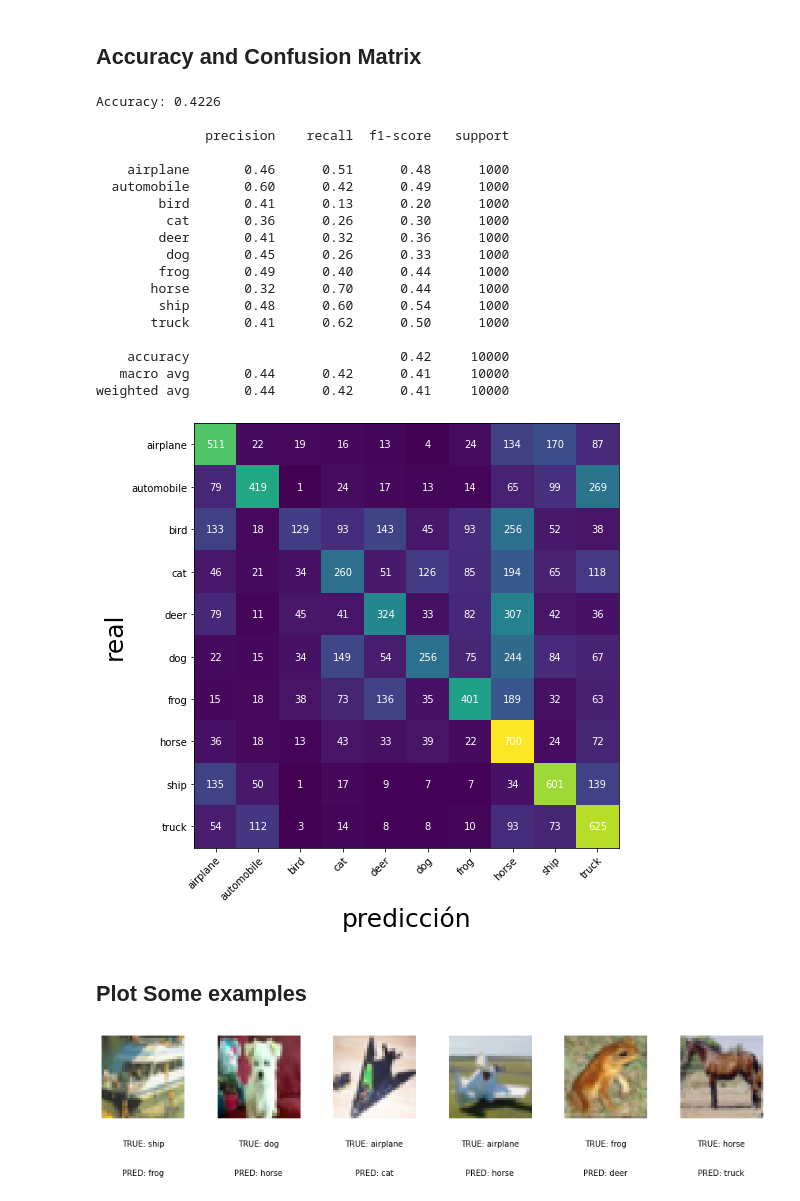
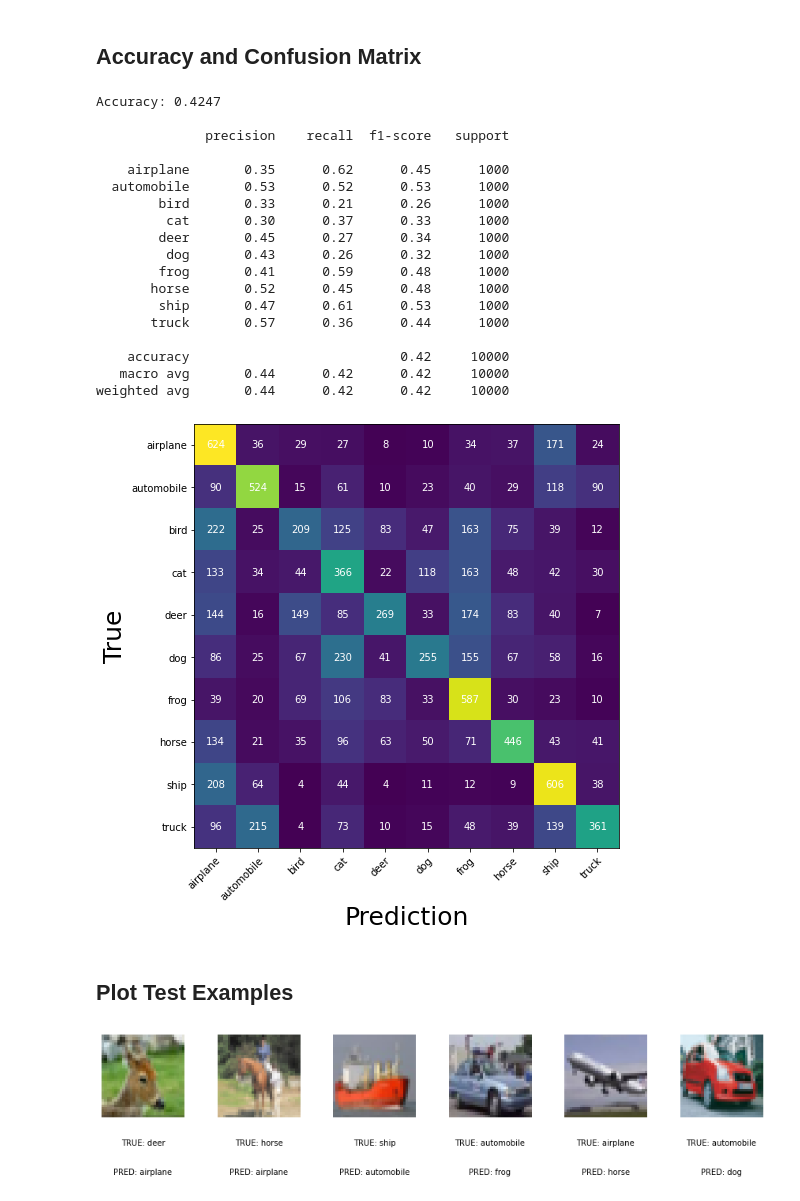
Before and after one commit to danwarrior/generative_deep_learning, a Jupyter notebook: notebooks/1_cifar10_simple_network.ipynb, the cells around one changed output. Drawn from its saved outputs; the diff is of its cells as text; code cells hidden in the pictures.

```diff
--- a/notebooks/1_cifar10_simple_network.ipynb
+++ b/notebooks/1_cifar10_simple_network.ipynb
@@ -21,7 +21,7 @@ import matplotlib.pyplot as plt
 # %% [markdown]
 ## Load Data
 # %%
-cifar_train = datasets.CIFAR10('../data/cifar10', train=TruCIFARe, transform=None, target_transform=None, download=True)
+cifar_train = datasets.CIFAR10('../data/cifar10', train=True, transform=None, target_transform=None, download=True)
 # %% [output]
 Files already downloaded and verified
 # %% [markdown]
@@ -293,51 +289,51 @@ print(f'Accuracy: {(np.array(y_test) == y_pred).sum() / len(y_test)}')
 print(f'\n{classification_report(y_test, y_pred, target_names=classes)}')
 c_matrix = confusion_matrix(y_test, y_pred)
 
 fig, ax = plt.subplots(figsize=(7,7))
 im = ax.imshow(c_matrix) #cmap='gist_gray'
 # We want to show all ticks...
 ax.set_xticks(np.arange(10))
 ax.set_yticks(np.arange(10))
 # ... and label them with the respective list entries
 ax.set_xticklabels(classes)
 ax.set_yticklabels(classes)
 # Rotate the tick labels and set their alignment.
 plt.setp(ax.get_xticklabels(), rotation=45, ha="right",
          rotation_mode="anchor")
 
 # Loop over data dimensions and create text annotations.
 for i in range(10):
     for j in range(10):
         text = ax.text(j, i, c_matrix[i, j],
                        ha="center", va="center", color="w")
 
 #ax.set_title("Harvest of local farmers (in tons/year)")
 fig.tight_layout()
-plt.xlabel('predicción', fontsize=25)
-plt.ylabel('real', fontsize=25)
+plt.xlabel('Prediction', fontsize=25)
+plt.ylabel('True', fontsize=25)
 plt.show()
 # %% [output]
-Accuracy: 0.4226
+Accuracy: 0.4247
 
               precision    recall  f1-score   support
 
-    airplane       0.46      0.51      0.48      1000
-  automobile       0.60      0.42      0.49      1000
-        bird       0.41      0.13      0.20      1000
-         cat       0.36      0.26      0.30      1000
-        deer       0.41      0.32      0.36      1000
-         dog       0.45      0.26      0.33      1000
-        frog       0.49      0.40      0.44      1000
-       horse       0.32      0.70      0.44      1000
-        ship       0.48      0.60      0.54      1000
-       truck       0.41      0.62      0.50      1000
+    airplane       0.35      0.62      0.45      1000
+  automobile       0.53      0.52      0.53      1000
+        bird       0.33      0.21      0.26      1000
+         cat       0.30      0.37      0.33      1000
+        deer       0.45      0.27      0.34      1000
+         dog       0.43      0.26      0.32      1000
+        frog       0.41      0.59      0.48      1000
+       horse       0.52      0.45      0.48      1000
+        ship       0.47      0.61      0.53      1000
+       truck       0.57      0.36      0.44      1000
 
     accuracy                           0.42     10000
-   macro avg       0.44      0.42      0.41     10000
-weighted avg       0.44      0.42      0.41     10000
+   macro avg       0.44      0.42      0.42     10000
+weighted avg       0.44      0.42      0.42     10000
-[figure, old version]
+[figure, new version]
 # %% [markdown]
-## Plot Some examples
+## Plot Test Examples
 # %%
 n_to_show = 6
 indices = np.random.choice(range(len(X_test)), n_to_show)
@@ -352,4 +348,4 @@ for i, idx in enumerate(indices):
     ax.text(0.5, -0.7, 'PRED: '+classes[y_pred[idx]], fontsize=10, ha='center', transform=ax.transAxes)
     ax.imshow(img)
 # %% [output]
-[figure, old version]
+[figure, new version]
```
Also changed, not shown: parts of 4 cells of this notebook, 1 other file.
